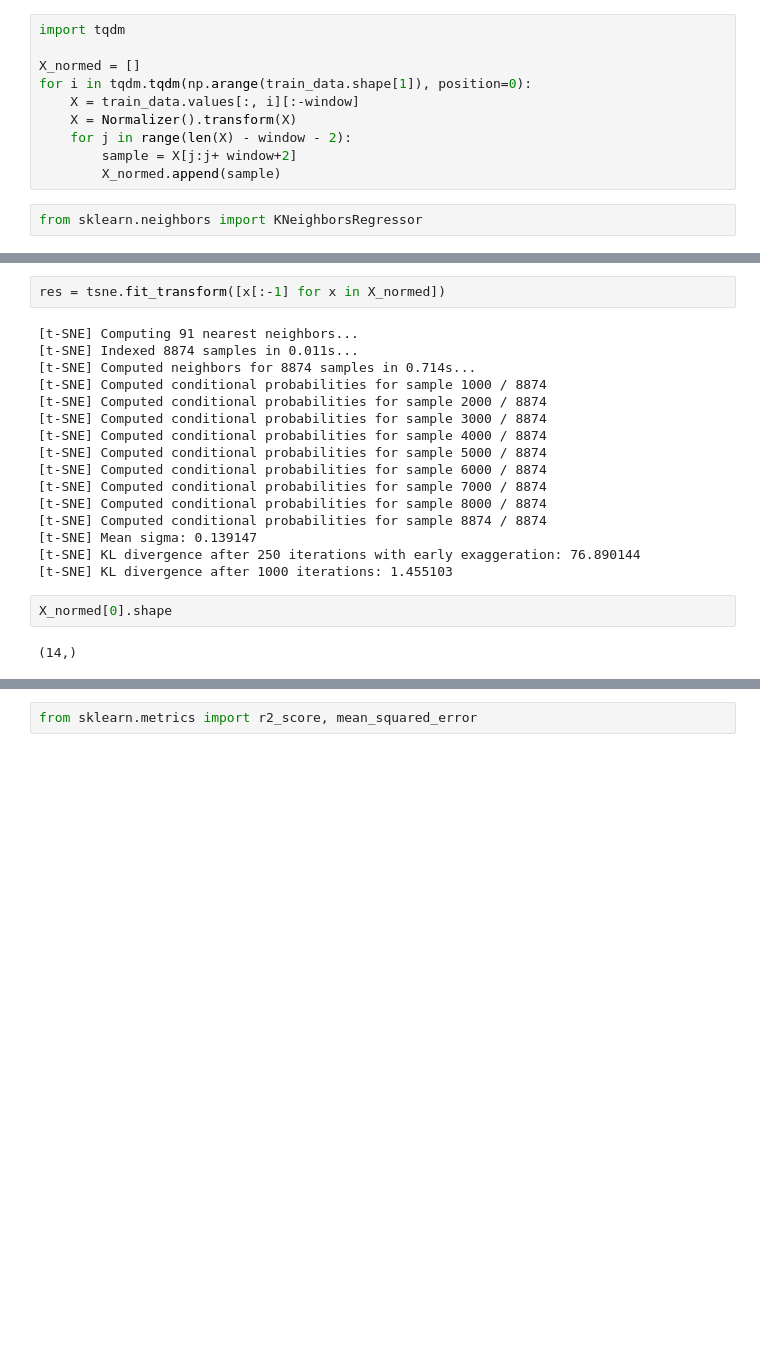
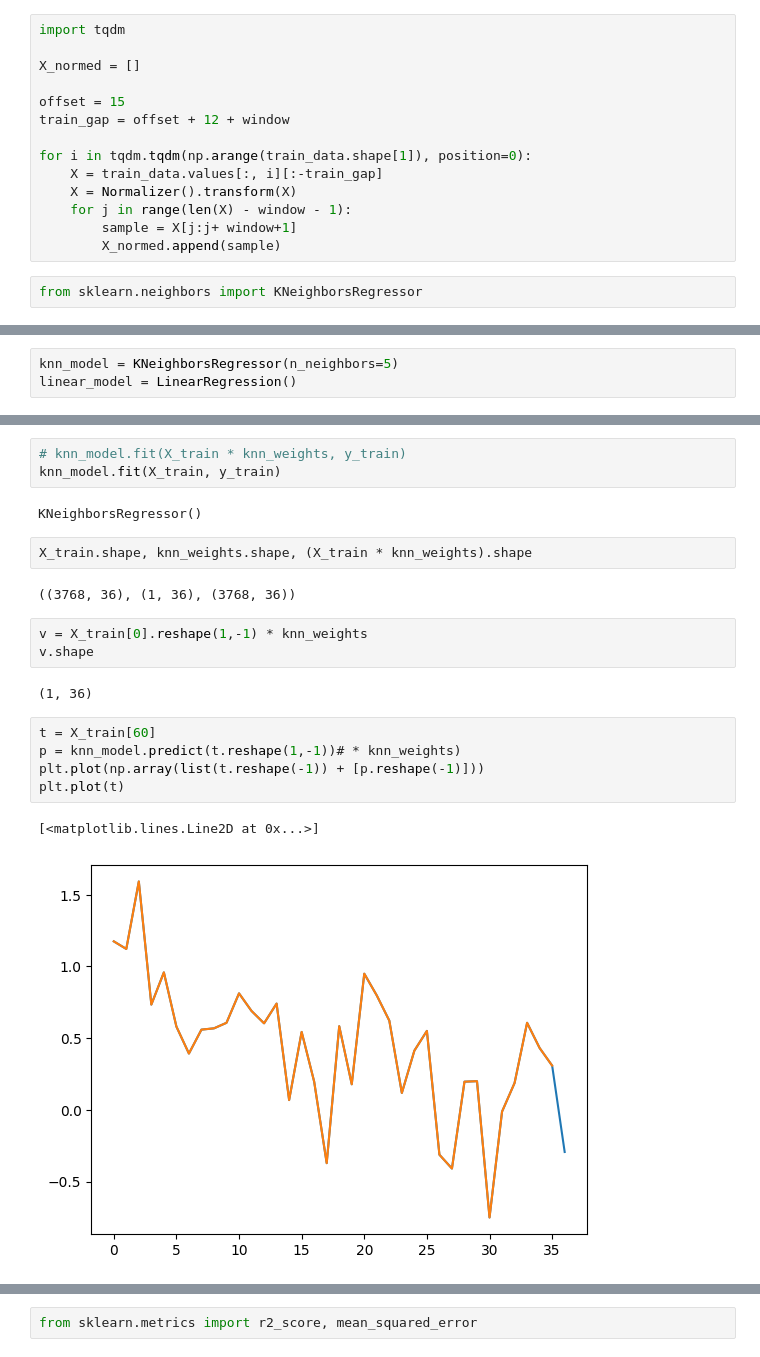
Before and after one commit to ods-pet-projects/spb-ai-hack2022, a Jupyter notebook: metamodel.ipynb, the cells around one changed output, grey strips where cells are left out. Drawn from its saved outputs; the diff is of its cells as text; blank space fills up the shorter version.

```diff
--- a/metamodel.ipynb
+++ b/metamodel.ipynb
@@ -183,11 +130,15 @@ print(origSubSeq, subSeq)
 import tqdm
 
 X_normed = []
+
+offset = 15
+train_gap = offset + 12 + window
+
 for i in tqdm.tqdm(np.arange(train_data.shape[1]), position=0):
-    X = train_data.values[:, i][:-window]
+    X = train_data.values[:, i][:-train_gap]
     X = Normalizer().transform(X)
-    for j in range(len(X) - window - 2):
-        sample = X[j:j+ window+2]
+    for j in range(len(X) - window - 1):
+        sample = X[j:j+ window+1]
         X_normed.append(sample)
 # %%
 from sklearn.neighbors import KNeighborsRegressor
@@ -195,0 +145,3 @@ base_model = KNeighborsRegressor()
+# %%
+knn_model = KNeighborsRegressor(n_neighbors=5)
+linear_model = LinearRegression()
@@ -204,22 +154,22 @@ tsne = TSNE(verbose=1)
-# %%
-res = tsne.fit_transform([x[:-1] for x in X_normed])
-# %% [output]
-[t-SNE] Computing 91 nearest neighbors...
-[t-SNE] Indexed 8874 samples in 0.011s...
-[t-SNE] Computed neighbors for 8874 samples in 0.714s...
-[t-SNE] Computed conditional probabilities for sample 1000 / 8874
-[t-SNE] Computed conditional probabilities for sample 2000 / 8874
-[t-SNE] Computed conditional probabilities for sample 3000 / 8874
-[t-SNE] Computed conditional probabilities for sample 4000 / 8874
-[t-SNE] Computed conditional probabilities for sample 5000 / 8874
-[t-SNE] Computed conditional probabilities for sample 6000 / 8874
-[t-SNE] Computed conditional probabilities for sample 7000 / 8874
-[t-SNE] Computed conditional probabilities for sample 8000 / 8874
-[t-SNE] Computed conditional probabilities for sample 8874 / 8874
-[t-SNE] Mean sigma: 0.139147
-[t-SNE] KL divergence after 250 iterations with early exaggeration: 76.890144
-[t-SNE] KL divergence after 1000 iterations: 1.455103
-# %%
-X_normed[0].shape
-# %% [output]
-(14,)
+# %%
+# knn_model.fit(X_train * knn_weights, y_train)
+knn_model.fit(X_train, y_train)
+# %% [output]
+KNeighborsRegressor()
+# %%
+X_train.shape, knn_weights.shape, (X_train * knn_weights).shape
+# %% [output]
+((3768, 36), (1, 36), (3768, 36))
+# %%
+v = X_train[0].reshape(1,-1) * knn_weights
+v.shape
+# %% [output]
+(1, 36)
+# %%
+t = X_train[60]
+p = knn_model.predict(t.reshape(1,-1))# * knn_weights)
+plt.plot(np.array(list(t.reshape(-1)) + [p.reshape(-1)]))
+plt.plot(t)
+# %% [output]
+[<matplotlib.lines.Line2D at 0x...>]
+[figure, added]
```
Also changed, not shown: parts of 30 cells of this notebook.
